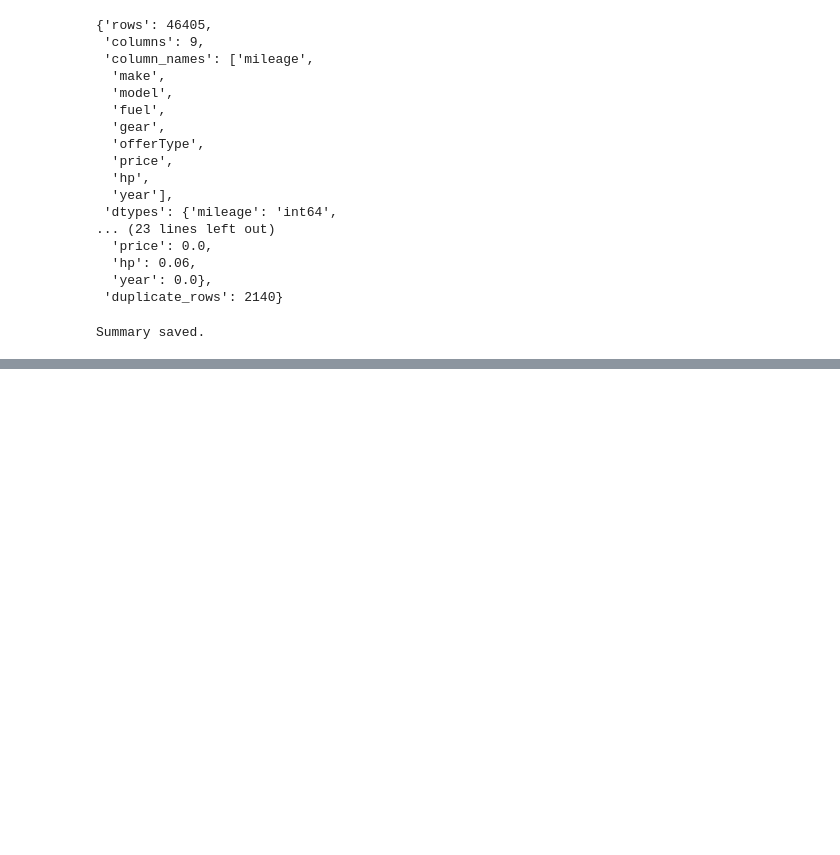
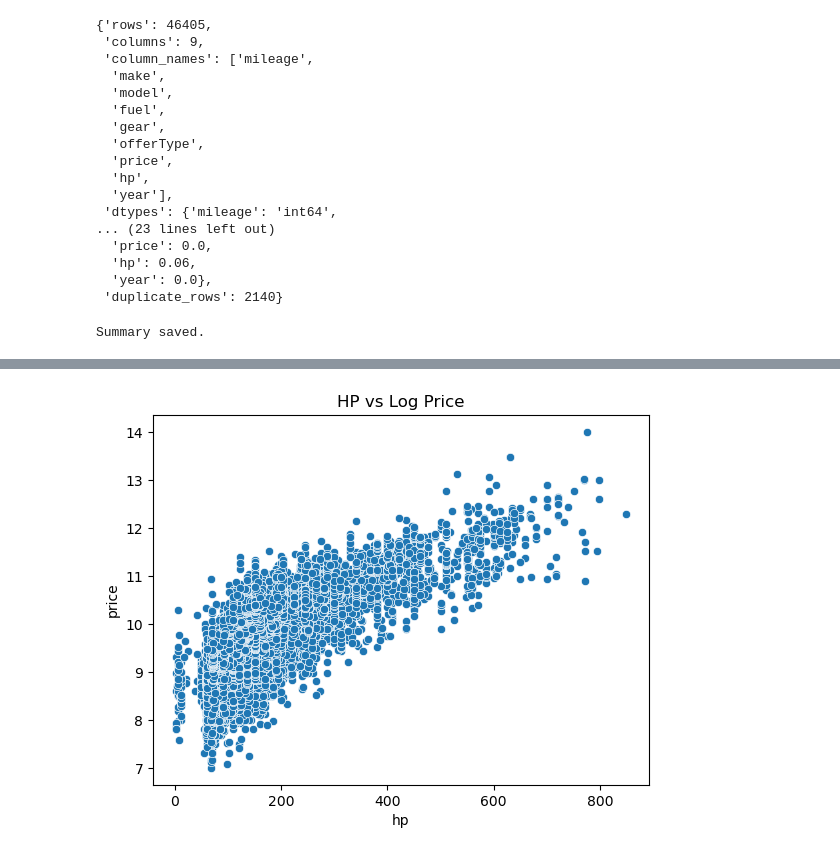
Before and after one commit to umarmohdcr7-spec/data-analysis-agent, a Jupyter notebook: main.ipynb, the cells around one changed output, grey strips where cells are left out. Cells and saved outputs as stored; diff of their text form; code cells hidden in the pictures; blank space fills up the shorter version.

```diff
--- a/main.ipynb
+++ b/main.ipynb
@@ -114,0 +373,6 @@ Summary saved.
+# %%
+sns.scatterplot(x="hp", y=np.log1p(df_clean["price"]), data=df_clean)
+plt.title("HP vs Log Price")
+plt.show()
+# %% [output]
+[figure, added]
```
Also changed, not shown: parts of 25 cells of this notebook, 2 other files.
